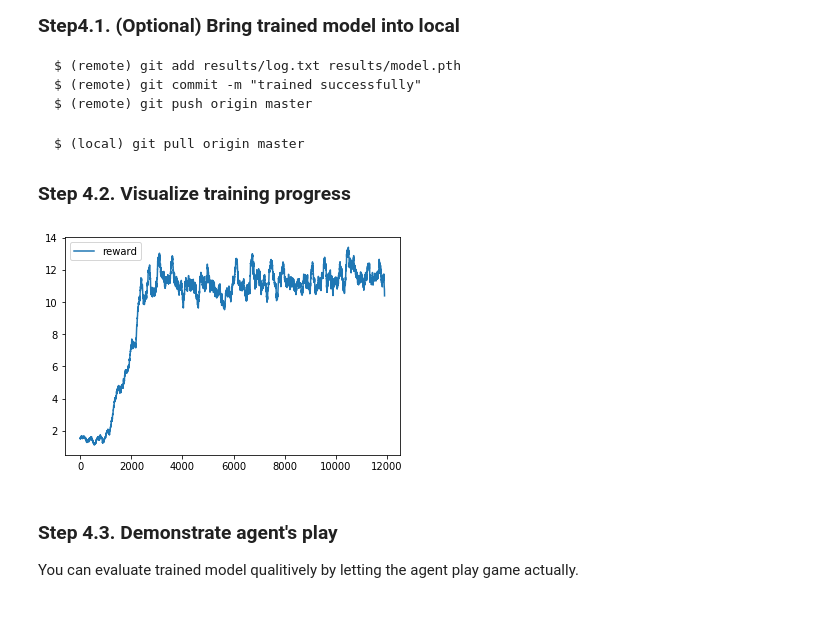
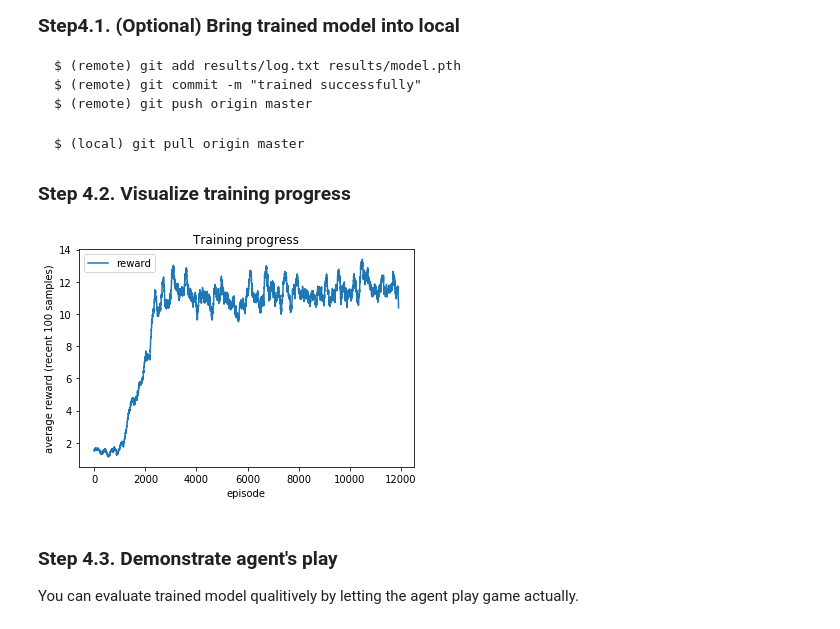
Before and after one commit to ryukez/DQN_tutorial, a Jupyter notebook: dqn_tutorial.ipynb, the cells around one changed output. Saved outputs shown, nothing was run; the diff lists cells and outputs as text; code cells hidden in the pictures.

```diff
--- a/dqn_tutorial.ipynb
+++ b/dqn_tutorial.ipynb
@@ -491,29 +491,33 @@ $ (local) git pull origin master
 # %%
 # test.py
 
 import re
 import matplotlib.pyplot as plt
 %matplotlib inline
 
 
 # extract rewards from log
 def plot_progress(filename, label):
     N = 100 # average num
     with open(filename, 'r') as f:
         log = f.read()
 
         pattern = re.compile(r'reward ([0-9.]+)')
         itr = pattern.finditer(log)
         rewards = [float(match.group(1)) for match in itr]
         averaged = [sum(rewards[i : i + N]) / N for i in range(len(rewards) - N)]
 
     plt.plot(averaged, label=label)
 
 plot_progress('results/log.txt', 'reward')
+
+plt.title('Training progress')
+plt.xlabel('episode')
+plt.ylabel('average reward (recent 100 samples)')
 plt.legend()
 plt.show()
 # %% [output]
-[figure, old version]
+[figure, new version]
 # %% [markdown]
 ### Step 4.3. Demonstrate agent's play
 You can evaluate trained model qualitively by letting the agent play game actually.
```
Also changed, not shown: parts of 5 cells of this notebook, 1 other file.
